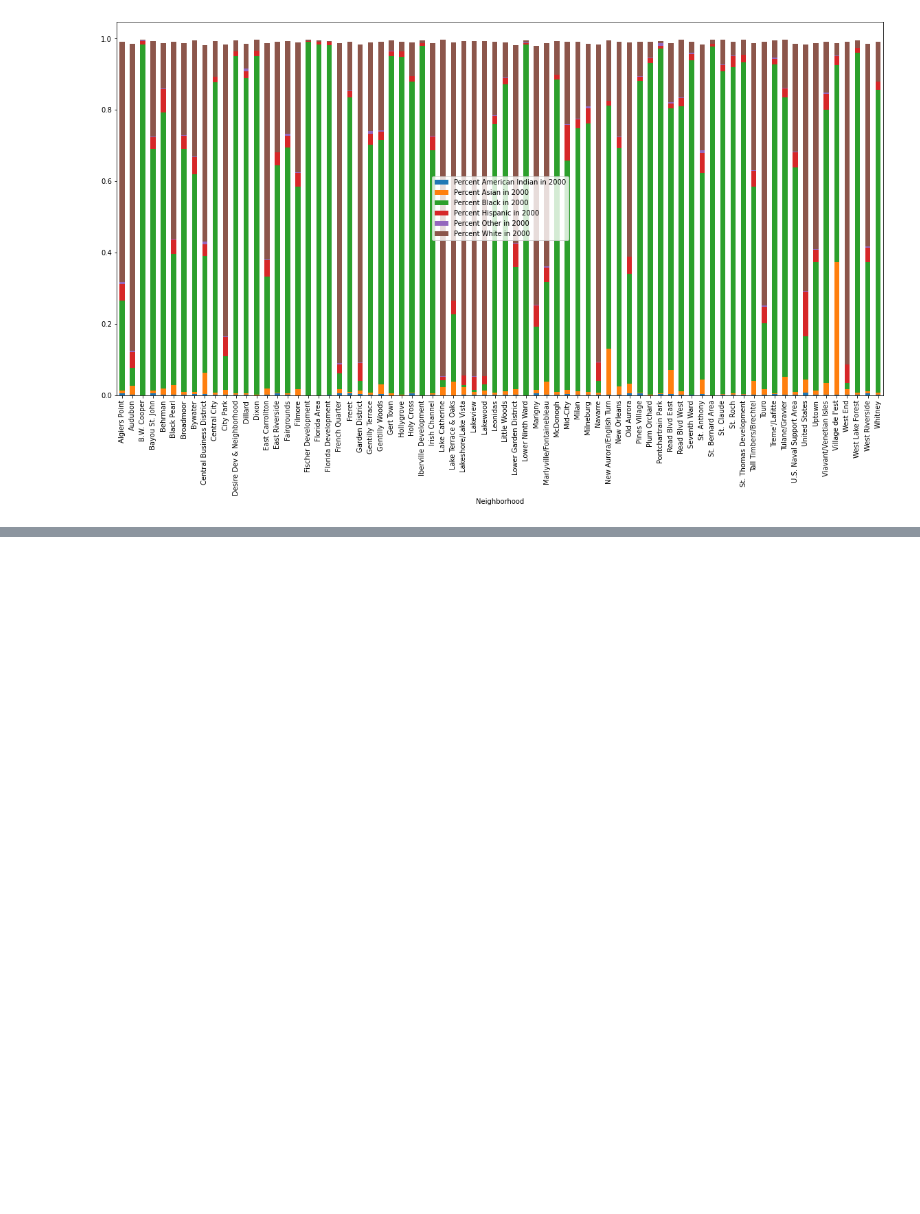
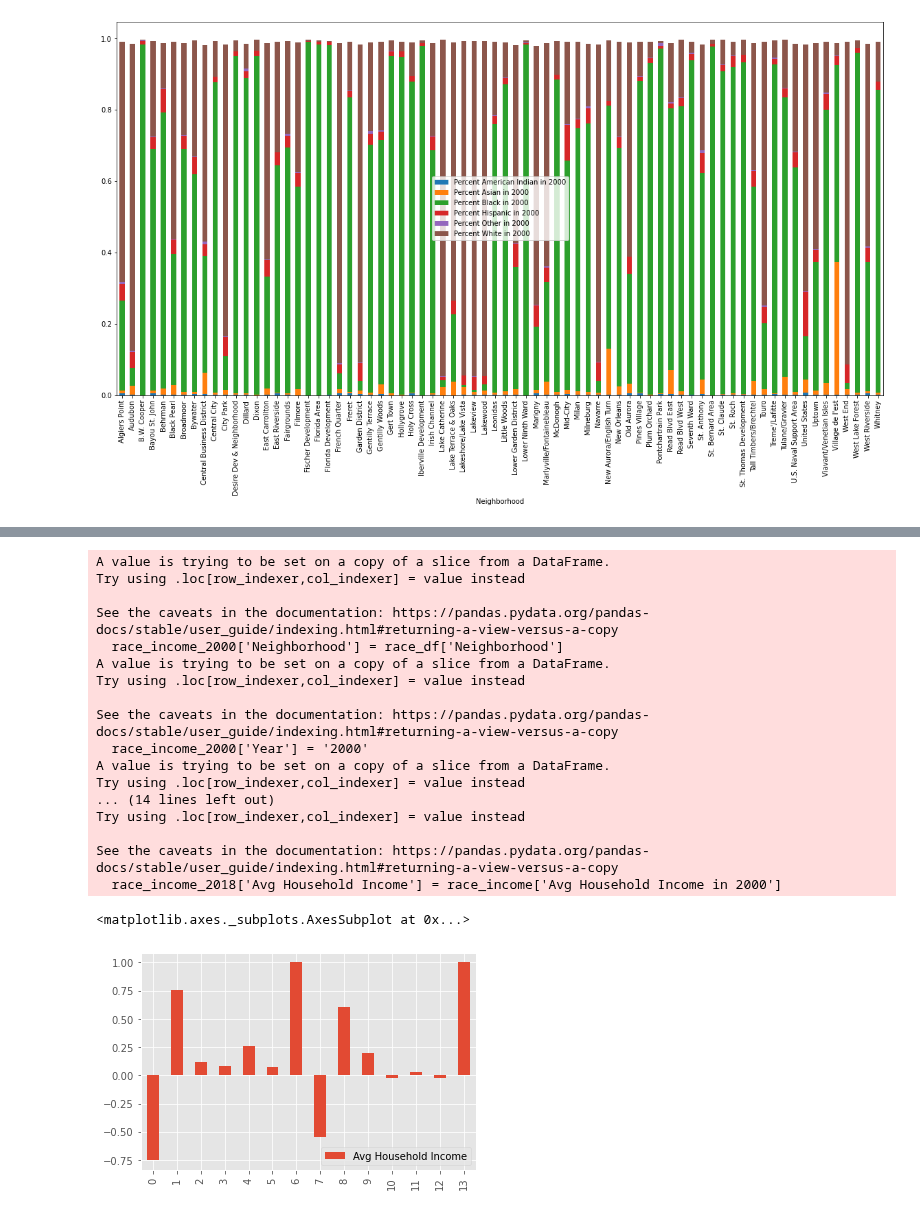
Before and after one commit to leosimanonok/DataScienceFinalTutorial, a Jupyter notebook: Leah.ipynb, the cells around one changed output, grey strips where cells are left out. Drawn from its saved outputs; the diff is of its cells as text; code cells hidden in the pictures; blank space fills up the shorter version.

```diff
--- a/Leah.ipynb
+++ b/Leah.ipynb
@@ -270,0 +478,41 @@ race_2014.plot.bar(stacked=True, figsize=(20,10))
+# %%
+race_income.corr()['Avg Household Income in 2000']
+race_income_2000 = race_df.filter(regex='2000$',axis=1)
+race_income_2000.columns = cols
+race_income_2000['Neighborhood'] = race_df['Neighborhood']
+race_income_2000['Year'] = '2000'
+race_income_2000['Avg Household Income'] = race_income['Avg Household Income in 2000']
+
+hi = pd.DataFrame(race_income_2000.corr()['Avg Household Income'])
+hi['Year'] = '2000'
+
+race_income_2018 = race_df.filter(regex='201.$',axis=1)
+race_income_2018.columns = cols
+race_income_2018['Neighborhood'] = race_df['Neighborhood']
+race_income_2018['Year'] = '2014-2018'
+race_income_2018['Avg Household Income'] = race_income['Avg Household Income in 2000']
+
+hi2 = pd.DataFrame(race_income_2018.corr()['Avg Household Income'])
+hi2['Year'] = '2014-2018'
+
+pd.concat([hi, hi2]).reset_index().plot.bar()
+# %% [output]
+A value is trying to be set on a copy of a slice from a DataFrame.
+Try using .loc[row_indexer,col_indexer] = value instead
+
+See the caveats in the documentation: https://pandas.pydata.org/pandas-docs/stable/user_guide/indexing.html#returning-a-view-versus-a-copy
+  race_income_2000['Neighborhood'] = race_df['Neighborhood']
+A value is trying to be set on a copy of a slice from a DataFrame.
+Try using .loc[row_indexer,col_indexer] = value instead
+
+See the caveats in the documentation: https://pandas.pydata.org/pandas-docs/stable/user_guide/indexing.html#returning-a-view-versus-a-copy
+  race_income_2000['Year'] = '2000'
+A value is trying to be set on a copy of a slice from a DataFrame.
+Try using .loc[row_indexer,col_indexer] = value instead
+... (14 lines left out)
+Try using .loc[row_indexer,col_indexer] = value instead
+
+See the caveats in the documentation: https://pandas.pydata.org/pandas-docs/stable/user_guide/indexing.html#returning-a-view-versus-a-copy
+  race_income_2018['Avg Household Income'] = race_income['Avg Household Income in 2000']
+<matplotlib.axes._subplots.AxesSubplot at 0x...>
+[figure, added]
```
Also changed, not shown: parts of 10 cells of this notebook.
